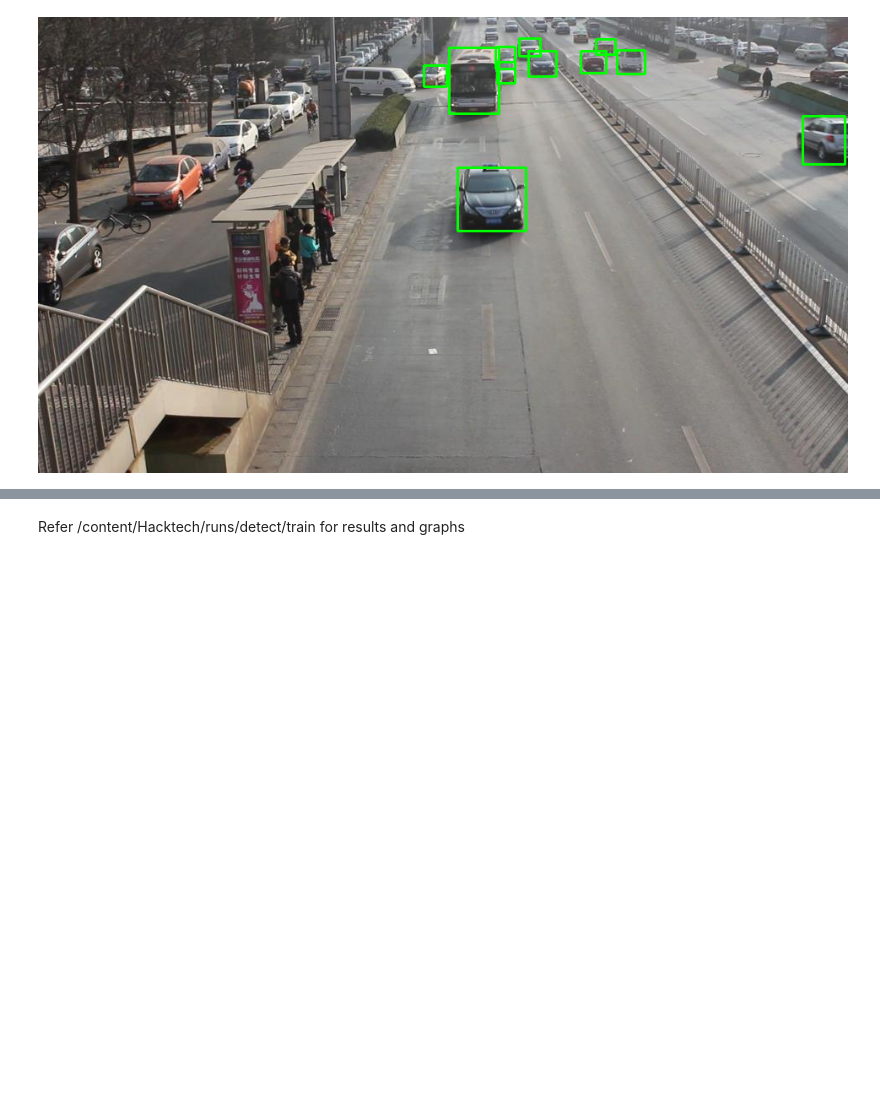
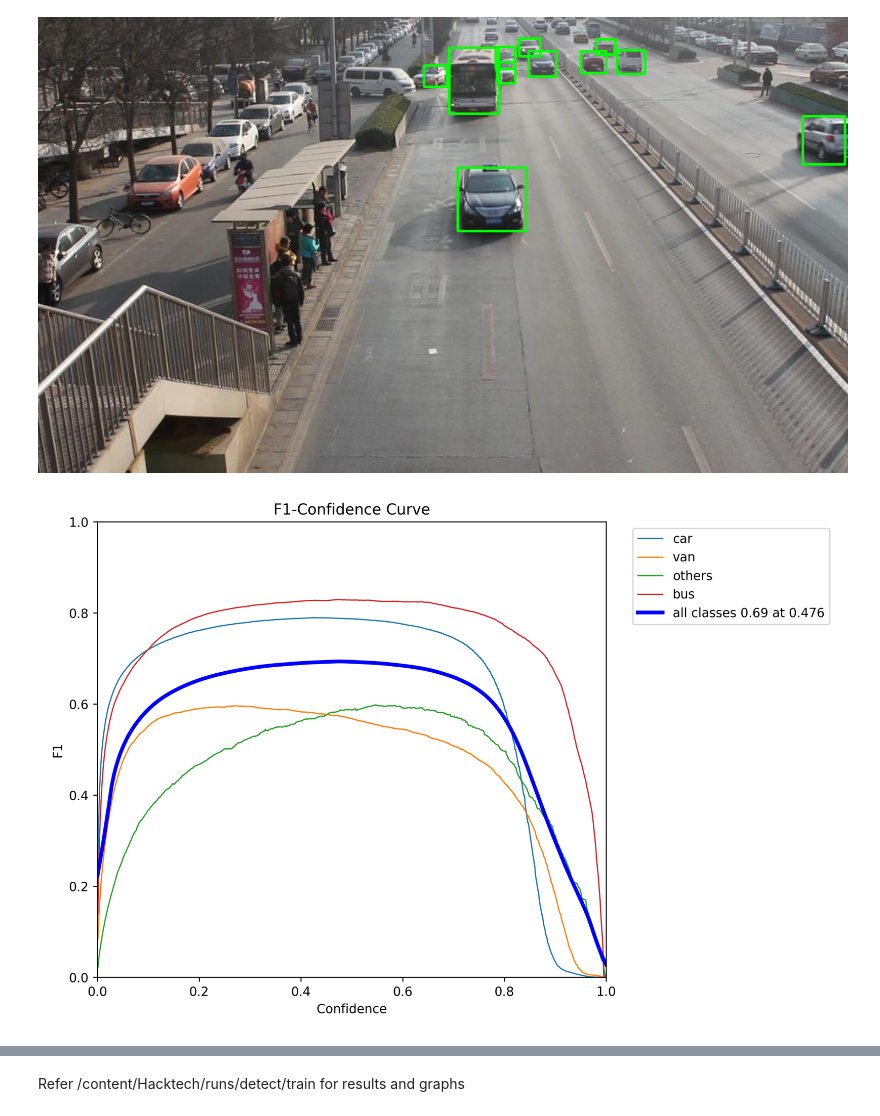
Before and after one commit to amirtha19/Hacktech, a Jupyter notebook: Detrac_train.ipynb, the cells around one changed output, grey strips where cells are left out. Cells and saved outputs as stored; diff of their text form; code cells hidden in the pictures; blank space fills up the shorter version.

```diff
--- a/Detrac_train.ipynb
+++ b/Detrac_train.ipynb
@@ -282,3 +282,9 @@ show_images(image_path, label_path)
 !python /content/Hacktech/Speed_estimation/ultralytics/yolo/v8/detect/train.py data=/content/Hacktech/Speed_estimation/ultralytics/yolo/v8/detect/dataset/data.yaml epochs=25
 # %%
 !cp /content/Hacktech/runs/detect/train/weights/best.pt /content/Hacktech/Speed_estimation/ultralytics/yolo/v8/detect/
+# %%
+from IPython.display import Image
+image_path = "/content/Hacktech/runs/detect/train/F1_curve.png"
+Image(filename=image_path)
+# %% [output]
+[figure, added]
```
Also changed, not shown: parts of 3 cells of this notebook.
